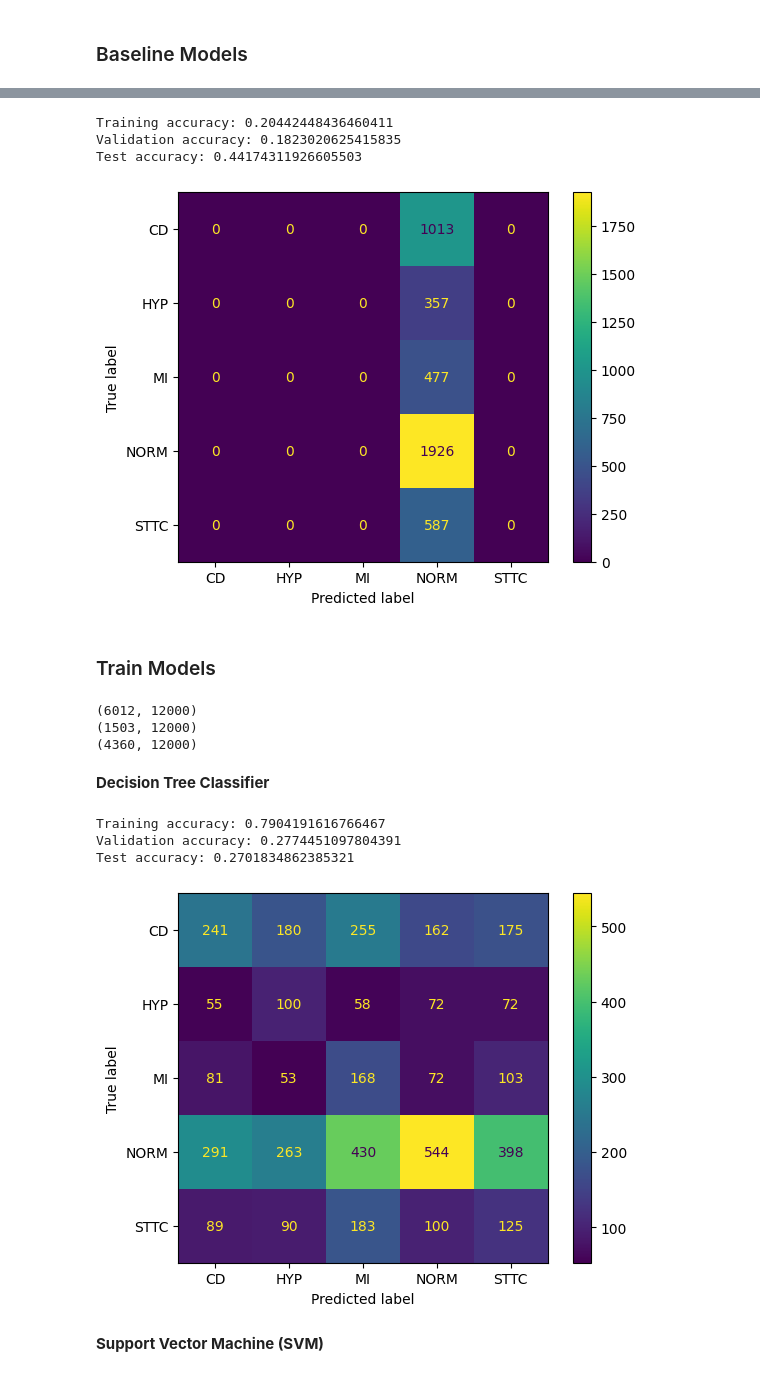
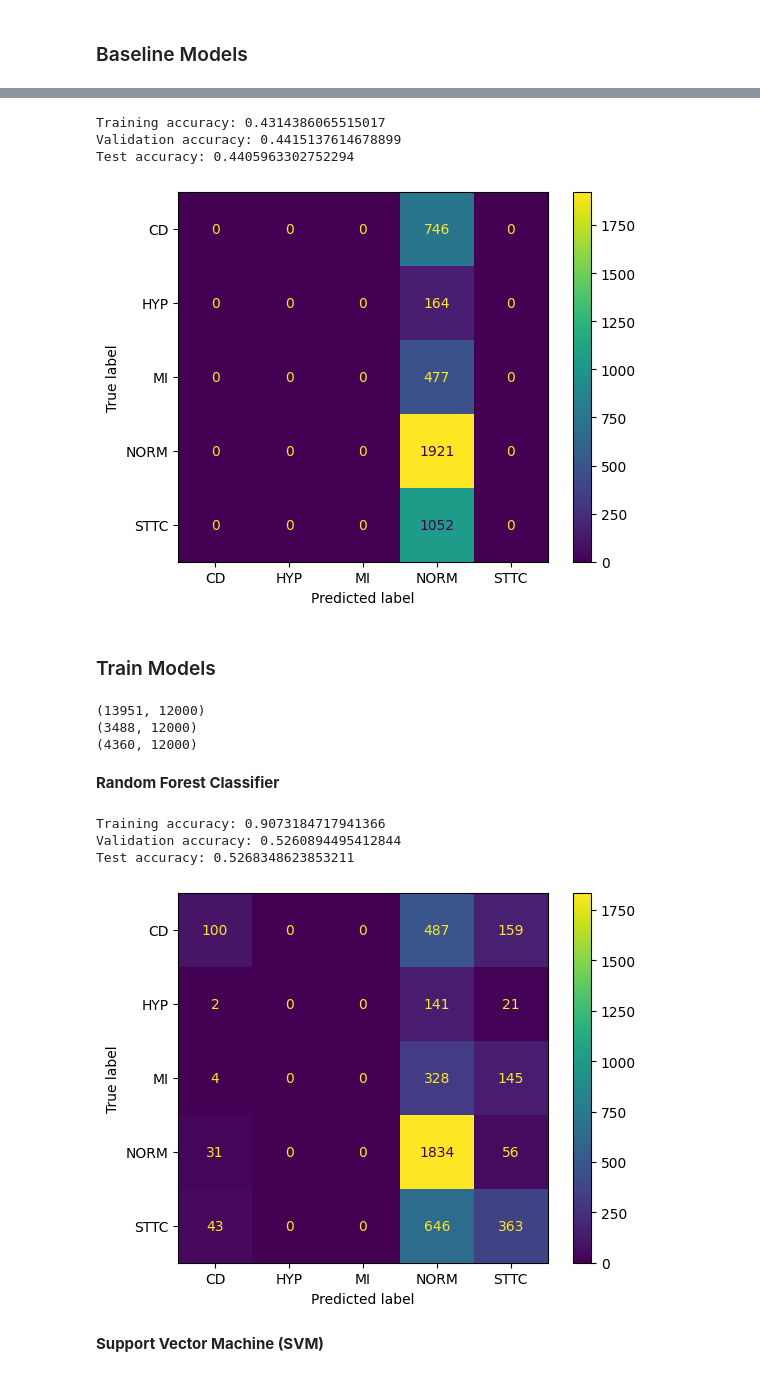
Before and after one commit to zfenton/UCBMIDS_W207_finalProject, a Jupyter notebook: ekg_classification.ipynb, the cells around one changed output, grey strips where cells are left out. Cells and saved outputs as stored; diff of their text form; code cells hidden in the pictures.

```diff
--- a/ekg_classification.ipynb
+++ b/ekg_classification.ipynb
@@ -155,6 +165,6 @@ def normalize(data):
     data_sd = data.std()
     return (data - data_mean) / data_sd
 
-X_train_norm = normalize(X_train)
-X_val_norm = normalize(X_val)
-X_test_norm = normalize(X_test)
+X_train = normalize(X_train)
+X_val = normalize(X_val)
+X_test = normalize(X_test)
@@ -202,10 +217,10 @@ print('Test accuracy:', accuracy_test)
 normal_cm = confusion_matrix(y_test, predictions_test, labels=train_classes)
 ConfusionMatrixDisplay(confusion_matrix=normal_cm, display_labels=train_classes).plot();
 # %% [output]
-Training accuracy: 0.20442448436460411
-Validation accuracy: 0.1823020625415835
-Test accuracy: 0.44174311926605503
+Training accuracy: 0.4314386065515017
+Validation accuracy: 0.4415137614678899
+Test accuracy: 0.4405963302752294
-[figure, old version]
+[figure, new version]
 # %% [markdown]
 ### Train Models
 # %%
@@ -218,33 +233,33 @@ print(X_val_flattened.shape)
 X_test_flattened = np.array([ekg.flatten() for ekg in X_test])
 print(X_test_flattened.shape)
 # %% [output]
-(6012, 12000)
-(1503, 12000)
+(13951, 12000)
+(3488, 12000)
 (4360, 12000)
 # %% [markdown]
-**Decision Tree Classifier**
+**Random Forest Classifier**
 # %%
-dt_model = DecisionTreeClassifier(max_depth = 12).fit(X_train_flattened, y_train)
+rm_model = RandomForestClassifier(n_estimators=100, max_depth = 12).fit(X_train_flattened, y_train)
 
-predictions_train = dt_model.predict(X_train_flattened)
+predictions_train = rm_model.predict(X_train_flattened)
 accuracy_train = accuracy_score(y_train, predictions_train)
 print('Training accuracy:', accuracy_train)
 
-predictions_val = dt_model.predict(X_val_flattened)
+predictions_val = rm_model.predict(X_val_flattened)
 accuracy_val = accuracy_score(y_val, predictions_val)
 print('Validation accuracy:', accuracy_val)
 
-predictions_test = dt_model.predict(X_test_flattened)
+predictions_test = rm_model.predict(X_test_flattened)
 accuracy_test = accuracy_score(y_test, predictions_test)
 print('Test accuracy:', accuracy_test)
 
-dt_cm = confusion_matrix(y_test, predictions_test, labels=train_classes)
-ConfusionMatrixDisplay(confusion_matrix=dt_cm, display_labels=train_classes).plot();
+rm_cm = confusion_matrix(y_test, predictions_test, labels=train_classes)
+ConfusionMatrixDisplay(confusion_matrix=rm_cm, display_labels=train_classes).plot();
 # %% [output]
-Training accuracy: 0.7904191616766467
-Validation accuracy: 0.2774451097804391
-Test accuracy: 0.2701834862385321
+Training accuracy: 0.9073184717941366
+Validation accuracy: 0.5260894495412844
+Test accuracy: 0.5268348623853211
-[figure, old version]
+[figure, new version]
 # %% [markdown]
 **Support Vector Machine (SVM)**
 # %%
```
Also changed, not shown: parts of 19 cells of this notebook.
